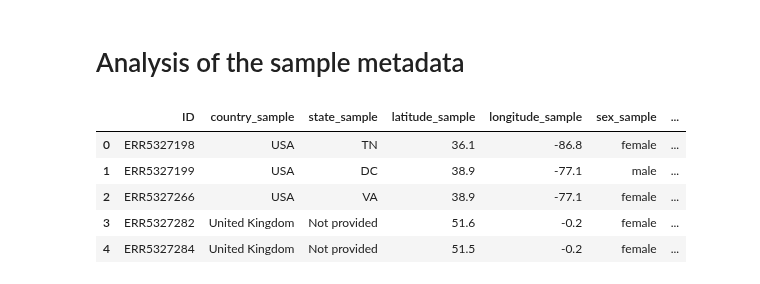
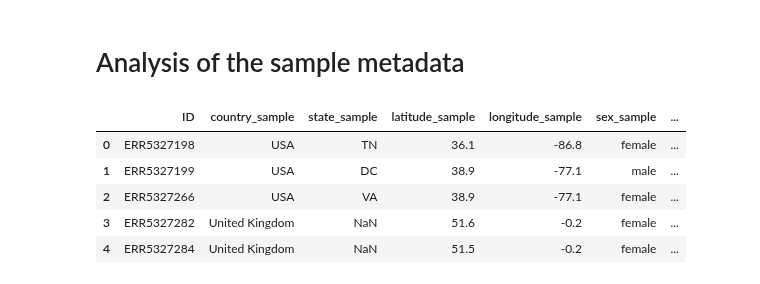
Before and after one commit to Mila-cmd651/FunGut-Project, a Jupyter notebook: Mila_script.ipynb, the cells around one changed output. Cells and saved outputs as stored; diff of their text form; code cells hidden in the pictures.

Commit message:
Started answering the metadata related questions

```diff
--- a/Mila_script.ipynb
+++ b/Mila_script.ipynb
@@ -154,12 +179,12 @@ Thing is that with my filter I did remove a lot of special features that seemed
 # %% [markdown]
 # Analysis of the sample metadata
 # %%
-sample_metadata = pd.read_csv("fungut_sample_metadata.tsv", sep="\t")
+sample_metadata = pd.read_csv("fungut_sample_metadata.tsv", sep="\t", na_values=["Not provided"])
 sample_metadata.head()
 # %% [output]
 |  | ID | country_sample | state_sample | latitude_sample | longitude_sample | sex_sample | ... |
 | 0 | ERR5327198 | USA | TN | 36.1 | -86.8 | female | ... |
 | 1 | ERR5327199 | USA | DC | 38.9 | -77.1 | male | ... |
 | 2 | ERR5327266 | USA | VA | 38.9 | -77.1 | female | ... |
-| 3 | ERR5327282 | United Kingdom | Not provided | 51.6 | -0.2 | female | ... |
-| 4 | ERR5327284 | United Kingdom | Not provided | 51.5 | -0.2 | female | ... |
+| 3 | ERR5327282 | United Kingdom | NaN | 51.6 | -0.2 | female | ... |
+| 4 | ERR5327284 | United Kingdom | NaN | 51.5 | -0.2 | female | ... |
```
Also changed, not shown: parts of 27 cells of this notebook, 1 other file.
